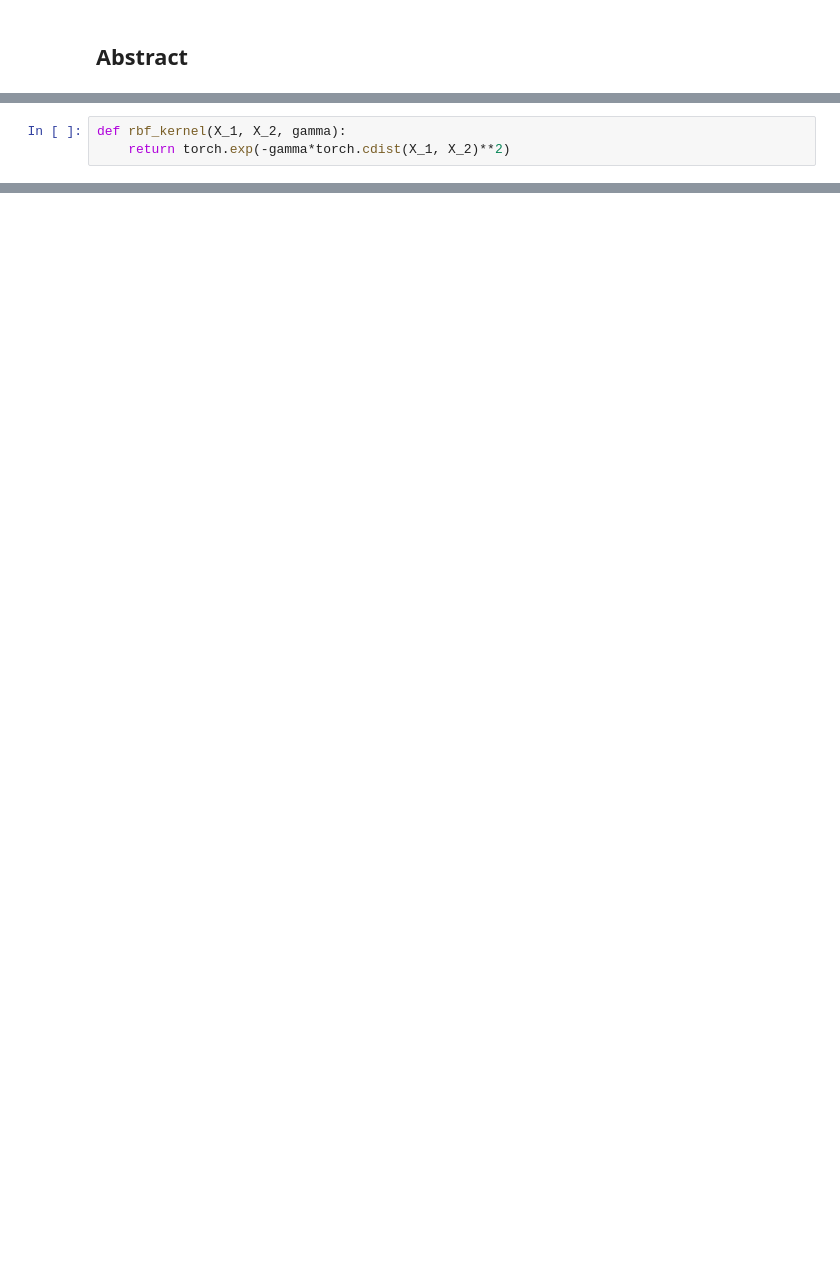
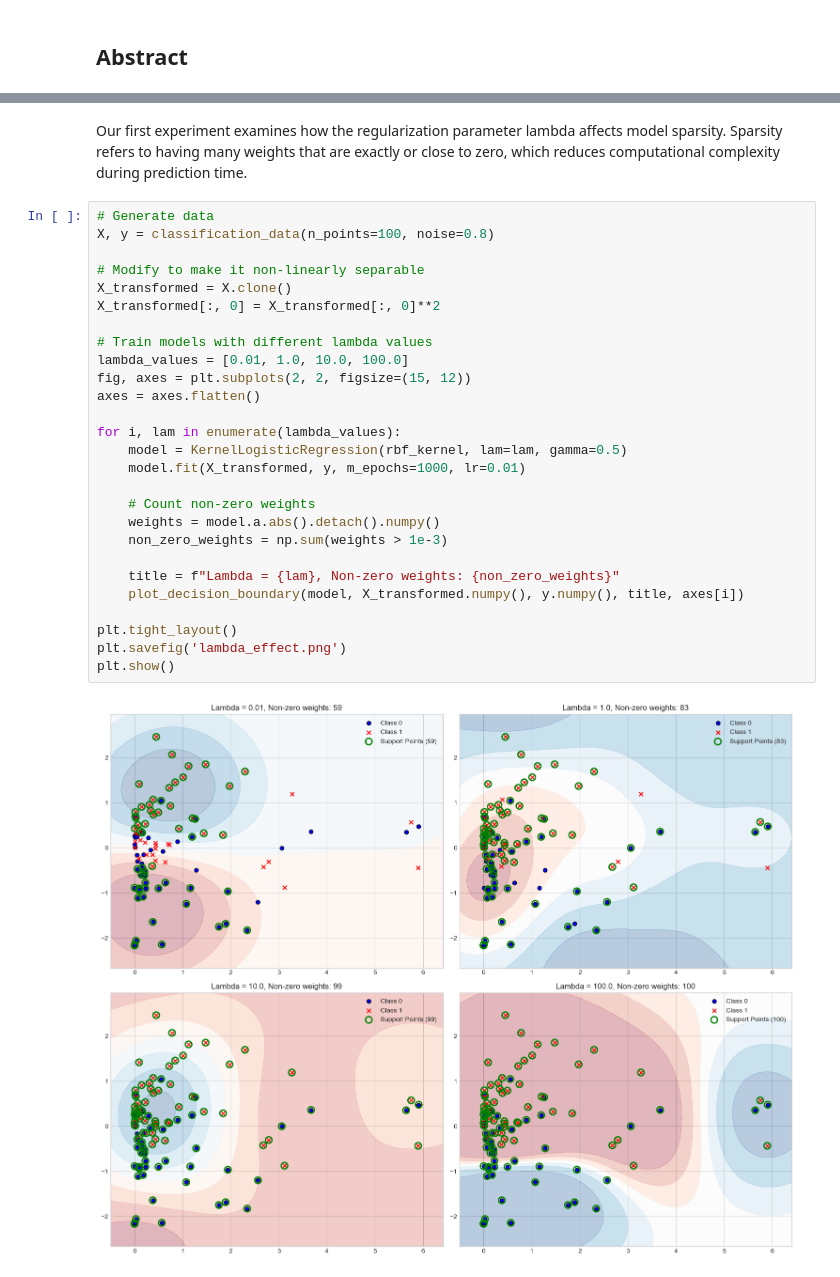
Before and after one commit to Palomarr/palomarr.github.io, a Jupyter notebook: posts/Sparse_Kernel_Machines/spase_kernel_machine.ipynb, the cells around one changed output, grey strips where cells are left out. Drawn from its saved outputs; the diff is of its cells as text; blank space fills up the shorter version.

```diff
--- a/posts/Sparse_Kernel_Machines/spase_kernel_machine.ipynb
+++ b/posts/Sparse_Kernel_Machines/spase_kernel_machine.ipynb
@@ -39,3 +89,0 @@ plot_classification_data(X, y, ax)
-# %%
-def rbf_kernel(X_1, X_2, gamma):
-    return torch.exp(-gamma*torch.cdist(X_1, X_2)**2)
@@ -72,0 +94,31 @@ plt.scatter(X[ix, 0],X[ix, 1], facecolors = "none", edgecolors = "black")
+# %% [markdown]
+Our first experiment examines how the regularization parameter lambda affects model sparsity. Sparsity refers to having many weights that are exactly or close to zero, which reduces computational complexity during prediction time.
+# %%
+# Generate data
+X, y = classification_data(n_points=100, noise=0.8)
+
+# Modify to make it non-linearly separable
+X_transformed = X.clone()
+X_transformed[:, 0] = X_transformed[:, 0]**2
+
+# Train models with different lambda values
+lambda_values = [0.01, 1.0, 10.0, 100.0]
+fig, axes = plt.subplots(2, 2, figsize=(15, 12))
+axes = axes.flatten()
+
+for i, lam in enumerate(lambda_values):
+    model = KernelLogisticRegression(rbf_kernel, lam=lam, gamma=0.5)
+    model.fit(X_transformed, y, m_epochs=1000, lr=0.01)
+
+    # Count non-zero weights
+    weights = model.a.abs().detach().numpy()
+    non_zero_weights = np.sum(weights > 1e-3)
+
+    title = f"Lambda = {lam}, Non-zero weights: {non_zero_weights}"
+    plot_decision_boundary(model, X_transformed.numpy(), y.numpy(), title, axes[i])
+
+plt.tight_layout()
+plt.savefig('lambda_effect.png')
+plt.show()
+# %% [output]
+[figure, added]
```
Also changed, not shown: parts of 24 cells of this notebook, 9 other files.
